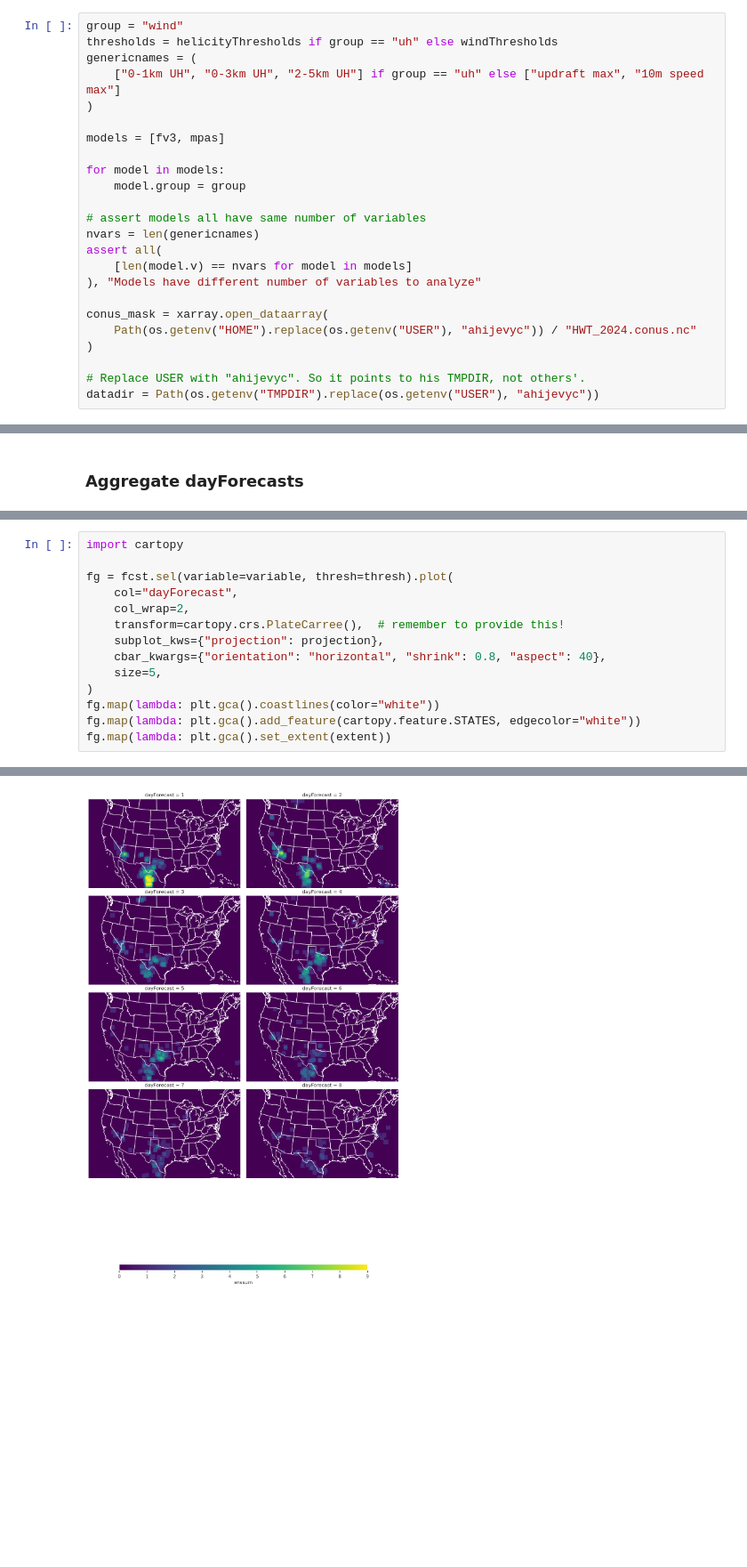
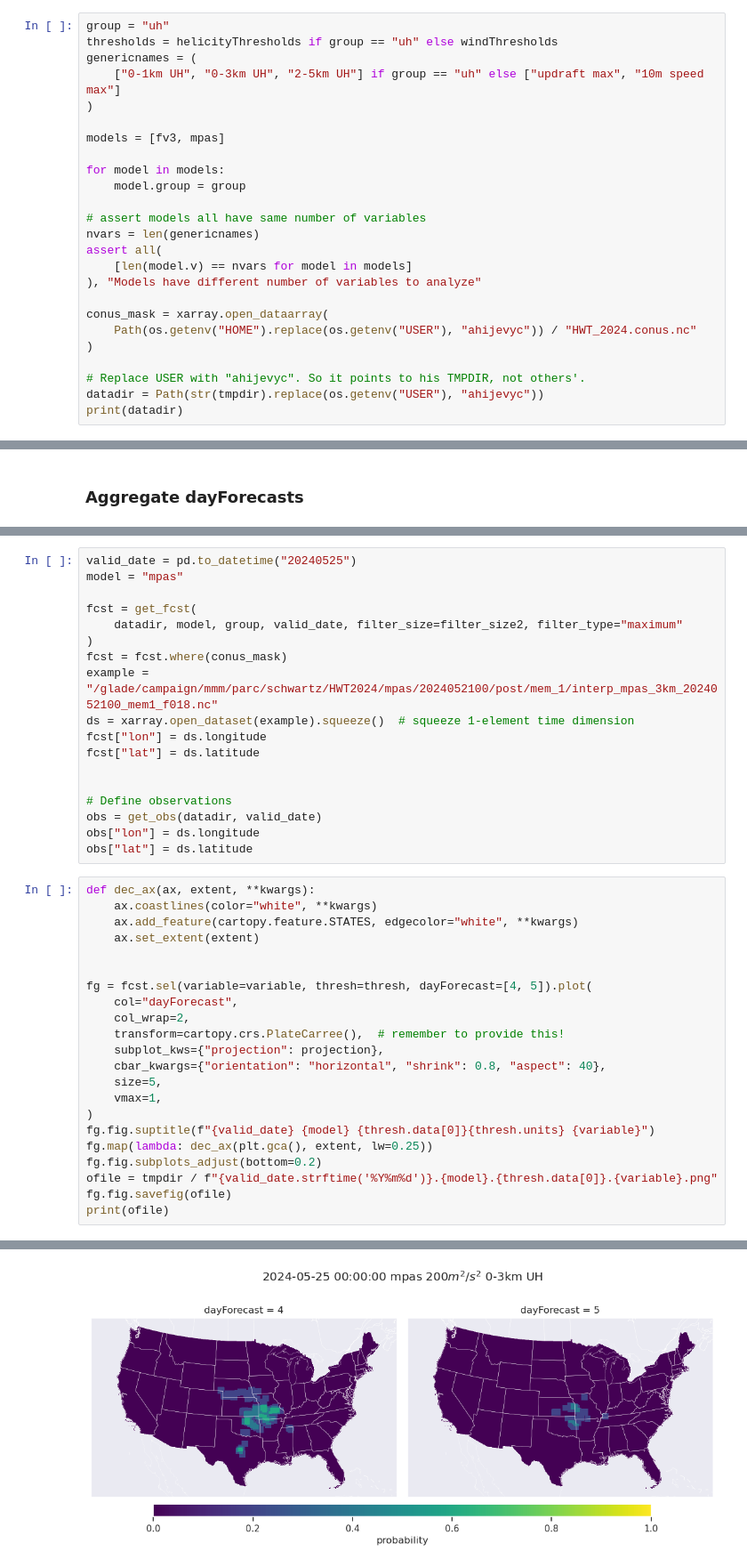
Before and after one commit to ahijevyc/ldmason_hwt, a Jupyter notebook: verify_all.ipynb, the cells around one changed output, grey strips where cells are left out. Shown at 89% size. Saved outputs shown, nothing was run; the diff lists cells and outputs as text; blank space fills up the shorter version.

Commit message:
spatial filter before enssum

```diff
--- a/verify_all.ipynb
+++ b/verify_all.ipynb
@@ -40,7 +41,7 @@ tmpdir = Path(os.getenv("TMPDIR"))
 # %% [markdown]
 ### Define `group`, `thresholds`, `genericnames`, `models`, `conus_mask`, and `datadir`
 # %%
-group = "wind"
+group = "uh"
 thresholds = helicityThresholds if group == "uh" else windThresholds
 genericnames = (
     ["0-1km UH", "0-3km UH", "2-5km UH"] if group == "uh" else ["updraft max", "10m speed max"]
@@ -62,4 +63,5 @@ conus_mask = xarray.open_dataarray(
 )
 
 # Replace USER with "ahijevyc". So it points to his TMPDIR, not others'.
-datadir = Path(os.getenv("TMPDIR").replace(os.getenv("USER"), "ahijevyc"))
+datadir = Path(str(tmpdir).replace(os.getenv("USER"), "ahijevyc"))
+print(datadir)
@@ -702,15 +760,41 @@ obs["lat"] = ds.latitude
+# %%
+valid_date = pd.to_datetime("20240525")
+model = "mpas"
+
+fcst = get_fcst(
+    datadir, model, group, valid_date, filter_size=filter_size2, filter_type="maximum"
+)
+fcst = fcst.where(conus_mask)
+example = "/glade/campaign/mmm/parc/schwartz/HWT2024/mpas/2024052100/post/mem_1/interp_mpas_3km_2024052100_mem1_f018.nc"
+ds = xarray.open_dataset(example).squeeze()  # squeeze 1-element time dimension
+fcst["lon"] = ds.longitude
+fcst["lat"] = ds.latitude
+
+
+# Define observations
+obs = get_obs(datadir, valid_date)
+obs["lon"] = ds.longitude
+obs["lat"] = ds.latitude
 # %%
-import cartopy
+def dec_ax(ax, extent, **kwargs):
+    ax.coastlines(color="white", **kwargs)
+    ax.add_feature(cartopy.feature.STATES, edgecolor="white", **kwargs)
+    ax.set_extent(extent)
 
-fg = fcst.sel(variable=variable, thresh=thresh).plot(
+
+fg = fcst.sel(variable=variable, thresh=thresh, dayForecast=[4, 5]).plot(
     col="dayForecast",
     col_wrap=2,
     transform=cartopy.crs.PlateCarree(),  # remember to provide this!
     subplot_kws={"projection": projection},
     cbar_kwargs={"orientation": "horizontal", "shrink": 0.8, "aspect": 40},
     size=5,
+    vmax=1,
 )
-fg.map(lambda: plt.gca().coastlines(color="white"))
-fg.map(lambda: plt.gca().add_feature(cartopy.feature.STATES, edgecolor="white"))
-fg.map(lambda: plt.gca().set_extent(extent))
+fg.fig.suptitle(f"{valid_date} {model} {thresh.data[0]}{thresh.units} {variable}")
+fg.map(lambda: dec_ax(plt.gca(), extent, lw=0.25))
+fg.fig.subplots_adjust(bottom=0.2)
+ofile = tmpdir / f"{valid_date.strftime('%Y%m%d')}.{model}.{thresh.data[0]}.{variable}.png"
+fg.fig.savefig(ofile)
+print(ofile)
 # %% [output]
@@ -718,4 +802,4 @@ fg.map(lambda: plt.gca().set_extent(extent))
-[figure, old version]
+[figure, new version]
 # %%
 fg = obs.sel(rpt_type=rpt_type).plot(
     transform=cartopy.crs.PlateCarree(),  # remember to provide this!
```
Also changed, not shown: parts of 41 cells of this notebook, 1 other file.
